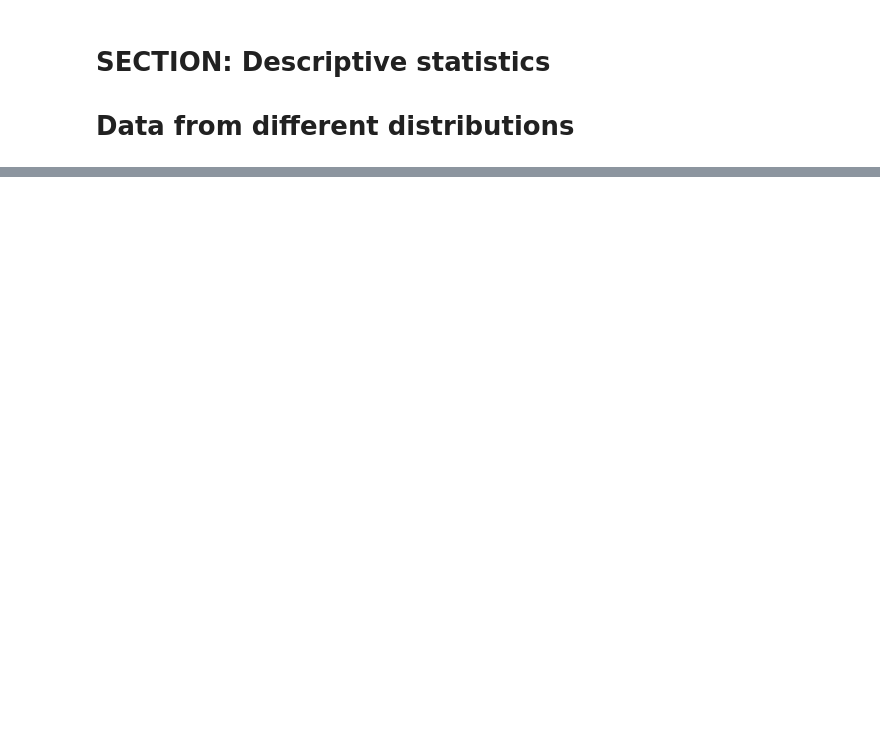
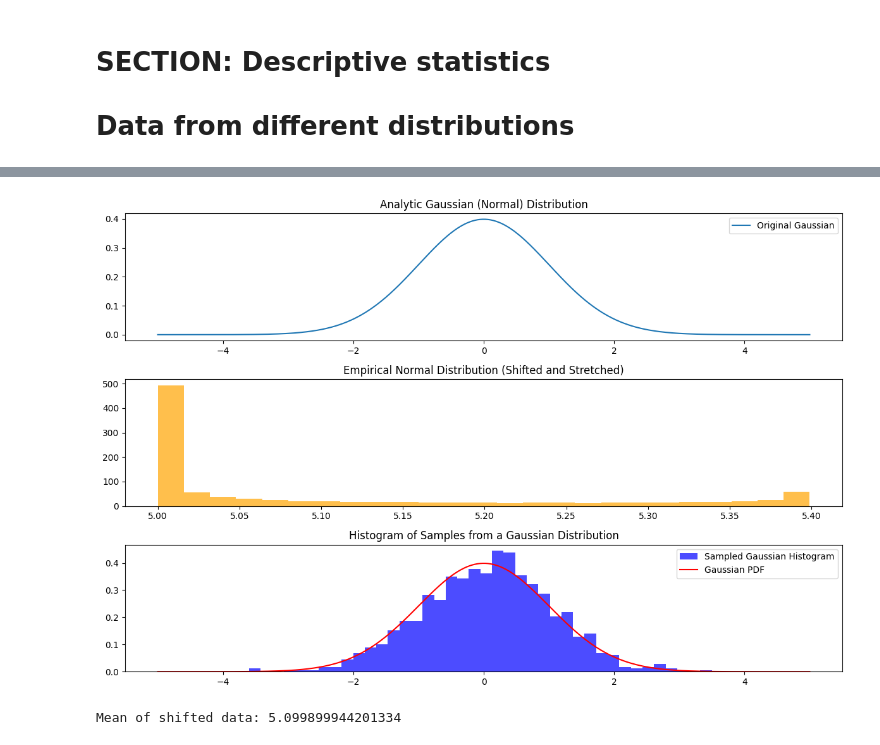
Before and after one commit to SiracencoSerghei/Statistics_and_ML, a Jupyter notebook: 2.2_descriptives/stats_descriptives_distributions.ipynb, the cells around one changed output, grey strips where cells are left out. Cells and saved outputs as stored; diff of their text form; code cells hidden in the pictures; blank space fills up the shorter version.

```diff
--- a/2.2_descriptives/stats_descriptives_distributions.ipynb
+++ b/2.2_descriptives/stats_descriptives_distributions.ipynb
@@ -134,0 +235,46 @@ plt.show()
+# %%
+# Parameters
+stretch = 1
+shift   = 5
+n       = 1000
+
+# Create data
+x = np.linspace(-5, 5, n)
+gausdist = stats.norm.pdf(x)
+
+# Data points (random samples from Gaussian distribution)
+data = stretch * gausdist + shift
+
+# Plot data
+plt.figure(figsize=(12, 8))
+
+# First plot: Original Gaussian distribution (analytic)
+plt.subplot(3, 1, 1)
+plt.plot(x, gausdist, label='Original Gaussian')
+plt.title('Analytic Gaussian (Normal) Distribution')
+plt.legend()
+
+# Second plot: Histogram of the generated data (shifted and stretched)
+plt.subplot(3, 1, 2)
+plt.hist(data, bins=25, color='orange', alpha=0.7)
+plt.title('Empirical Normal Distribution (Shifted and Stretched)')
+
+# Third plot: Histogram of actual samples drawn from a Gaussian distribution
+# Let's generate random samples directly from a Gaussian distribution
+samples_from_gaussian = np.random.normal(loc=0, scale=1, size=n)
+
+plt.subplot(3, 1, 3)
+plt.hist(samples_from_gaussian, bins=40, density=True, color='blue', alpha=0.7, label='Sampled Gaussian Histogram')
+plt.plot(x, gausdist, color='red', label='Gaussian PDF')
+plt.title('Histogram of Samples from a Gaussian Distribution')
+plt.legend()
+
+# Show all plots
+plt.tight_layout()  # Adjust layout so titles/labels don't overlap
+plt.show()
+
+# Print the mean of the shifted data
+print("Mean of shifted data:", np.mean(data))
+# %% [output]
+[figure, added]
+Mean of shifted data: 5.099899944201334
```
Also changed, not shown: parts of 13 cells of this notebook.
